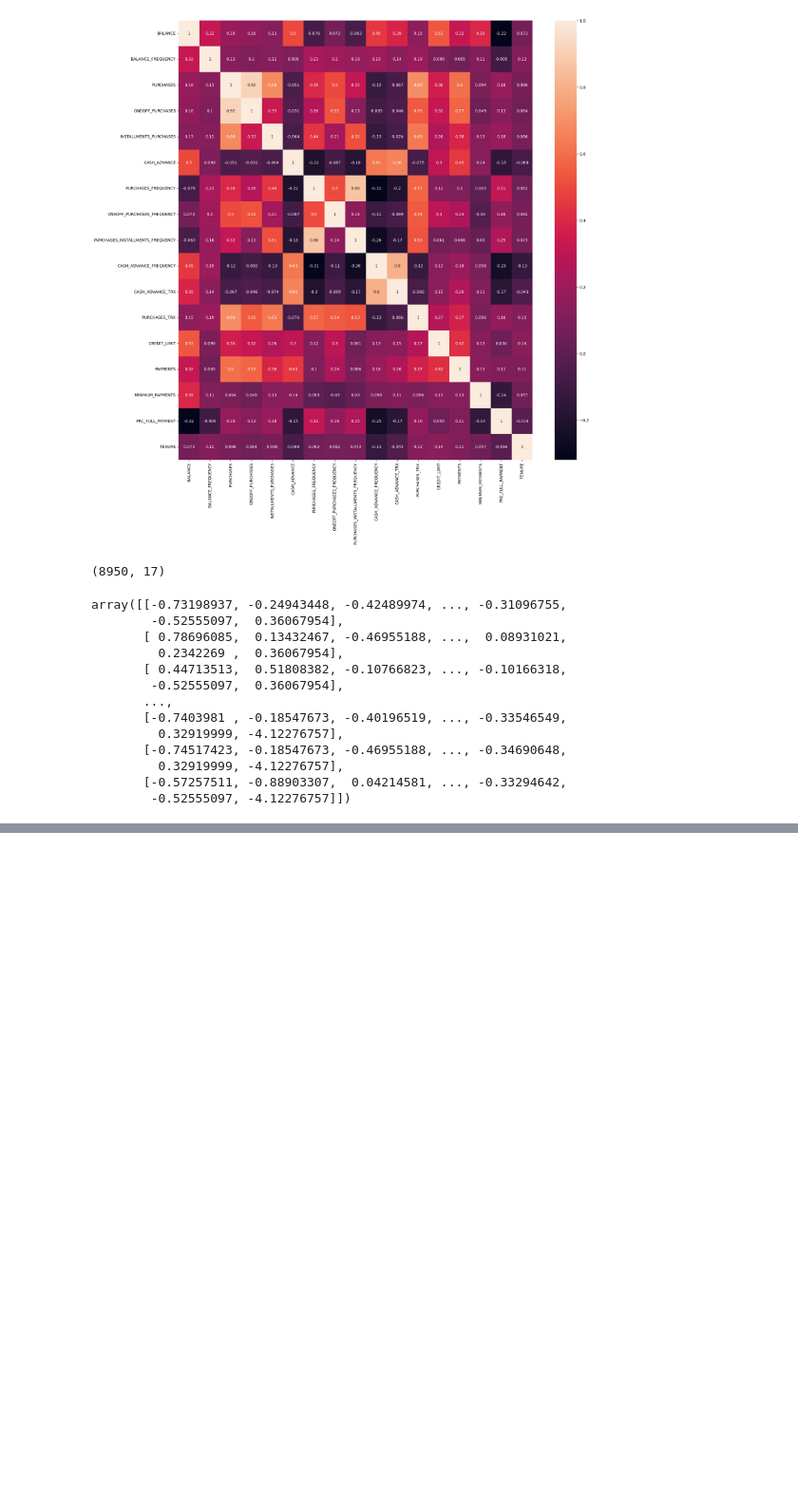
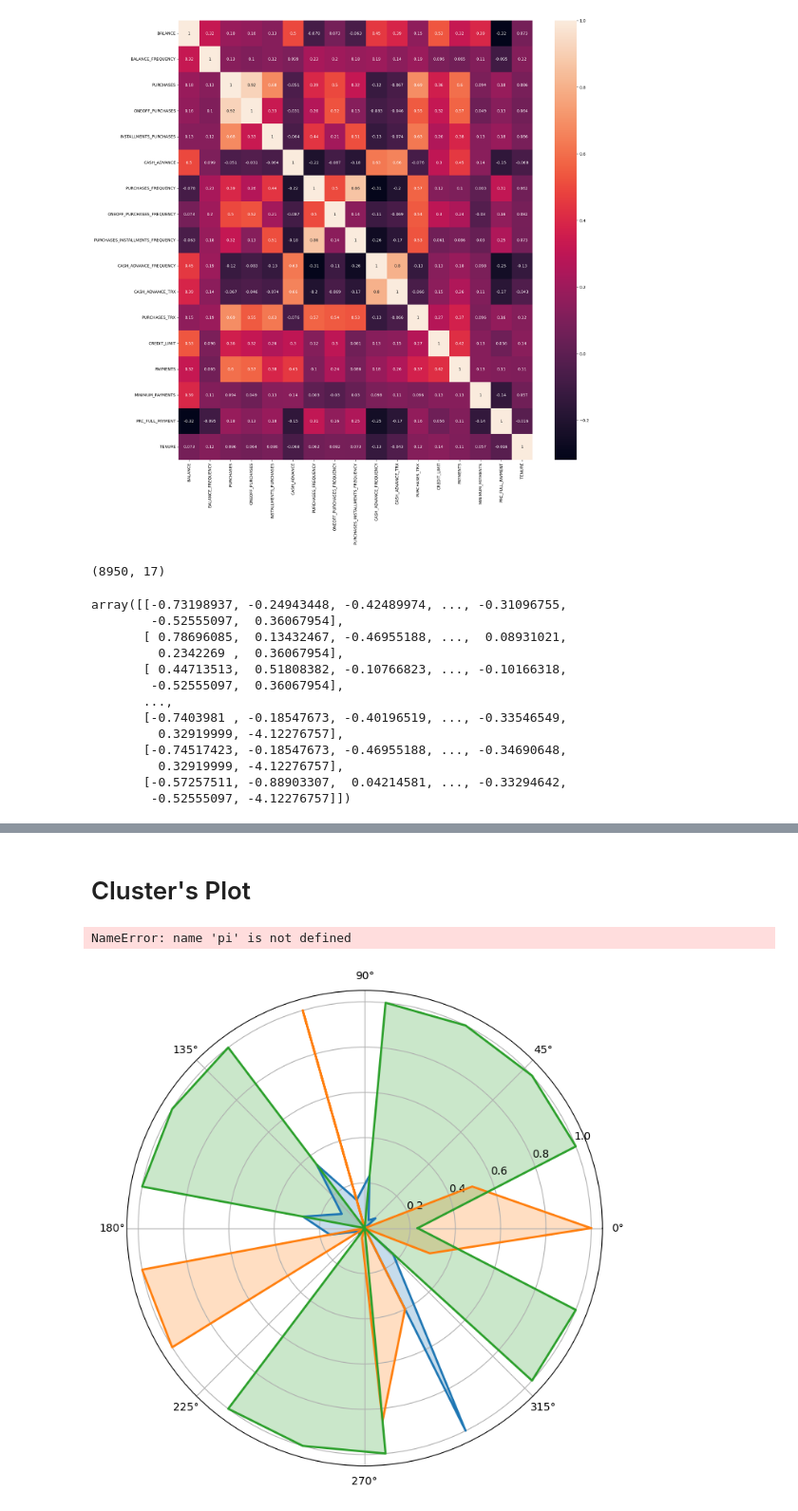
Before and after one commit to RajshekarM/CS584-Project, a Jupyter notebook: Machine_Learning_Project.ipynb, the cells around one changed output, grey strips where cells are left out. Shown at 95% size. Saved outputs shown, nothing was run; the diff lists cells and outputs as text; code cells hidden in the pictures; blank space fills up the shorter version.

Commit message:
Cluster's plot

```diff
--- a/Machine_Learning_Project.ipynb
+++ b/Machine_Learning_Project.ipynb
@@ -454,0 +456,33 @@ cluster_centers = np.array(cluster_centers_list)
+# %%
+# Normalize the cluster centers
+
+scaler = MinMaxScaler()
+cluster_centers_normalized = scaler.fit_transform(cluster_centers)
+# %% [markdown]
+# Cluster's Plot
+# %%
+# Set the number of variables to plot
+num_vars = creditcard_df_scaled.shape[1]
+labels = creditcard_df.columns
+
+# Compute angle for each axis
+angles = np.linspace(0, 2 * np.pi, num_vars, endpoint=False).tolist()
+angles += angles[:1]  # Complete the loop
+
+# Plot each cluster
+fig, ax = plt.subplots(figsize=(8, 8), subplot_kw=dict(polar=True))
+for i, center in enumerate(cluster_centers_normalized):
+    data = np.concatenate((center, [center[0]]))  # Close the loop
+    ax.plot(angles, data, linewidth=2, linestyle='solid', label=f'Cluster {unique_labels[i]}')
+    ax.fill(angles, data, alpha=0.25)
+
+# Decorate the plot with axis labels
+ax.set_theta_offset(pi / 2)
+ax.set_theta_direction(-1)
+ax.set_xticks(angles[:-1])
+ax.set_xticklabels(labels)
+plt.legend(loc='upper right', bbox_to_anchor=(0.1, 0.1))
+plt.show()
+# %% [output]
+NameError: name 'pi' is not defined
+[figure, added]
```
Also changed, not shown: parts of 29 cells of this notebook.
